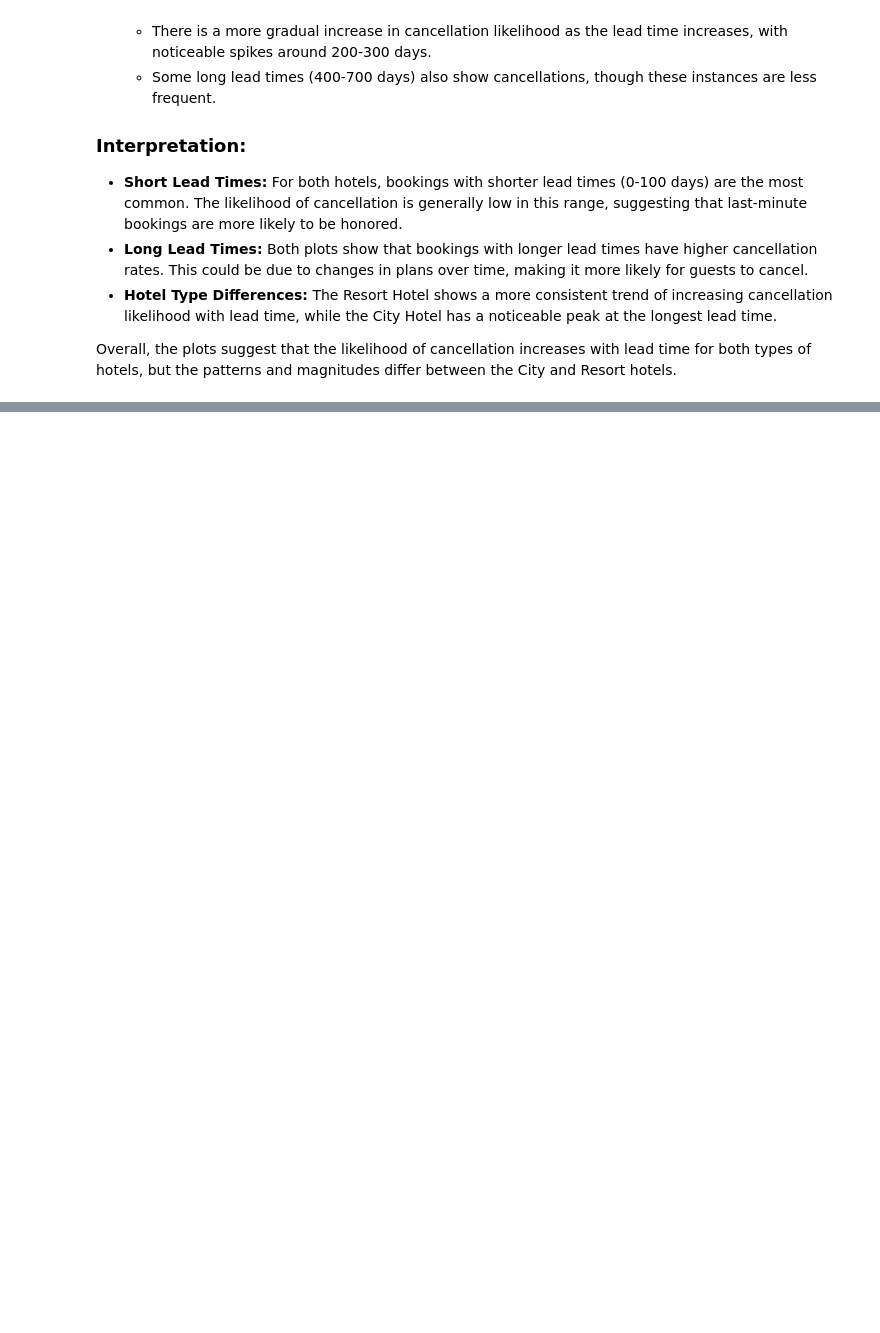
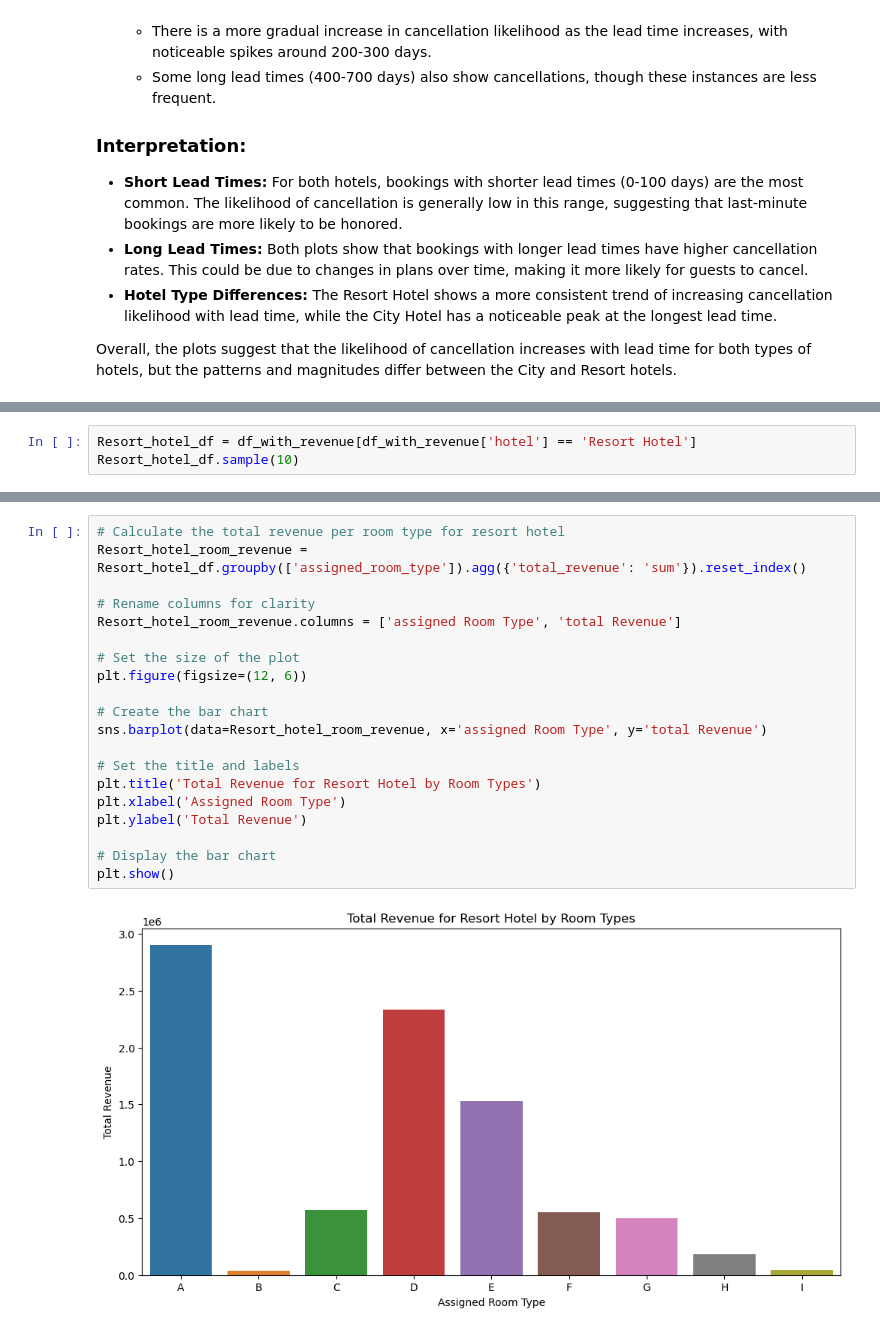
Before and after one commit to pin164/project_1, a Jupyter notebook: hotelbookingsAnalysis.ipynb, the cells around one changed output, grey strips where cells are left out. Cells and saved outputs as stored; diff of their text form; blank space fills up the shorter version.

```diff
--- a/hotelbookingsAnalysis.ipynb
+++ b/hotelbookingsAnalysis.ipynb
@@ -559,0 +692,3 @@ Overall, the plots suggest that the likelihood of cancellation increases with le
+# %%
+Resort_hotel_df = df_with_revenue[df_with_revenue['hotel'] == 'Resort Hotel']
+Resort_hotel_df.sample(10)
@@ -559,0 +708,22 @@ Overall, the plots suggest that the likelihood of cancellation increases with le
+# %%
+# Calculate the total revenue per room type for resort hotel
+Resort_hotel_room_revenue = Resort_hotel_df.groupby(['assigned_room_type']).agg({'total_revenue': 'sum'}).reset_index()
+
+# Rename columns for clarity
+Resort_hotel_room_revenue.columns = ['assigned Room Type', 'total Revenue']
+
+# Set the size of the plot
+plt.figure(figsize=(12, 6))
+
+# Create the bar chart
+sns.barplot(data=Resort_hotel_room_revenue, x='assigned Room Type', y='total Revenue')
+
+# Set the title and labels
+plt.title('Total Revenue for Resort Hotel by Room Types')
+plt.xlabel('Assigned Room Type')
+plt.ylabel('Total Revenue')
+
+# Display the bar chart
+plt.show()
+# %% [output]
+[figure, added]
```
Also changed, not shown: parts of 24 cells of this notebook, 6 other files.
